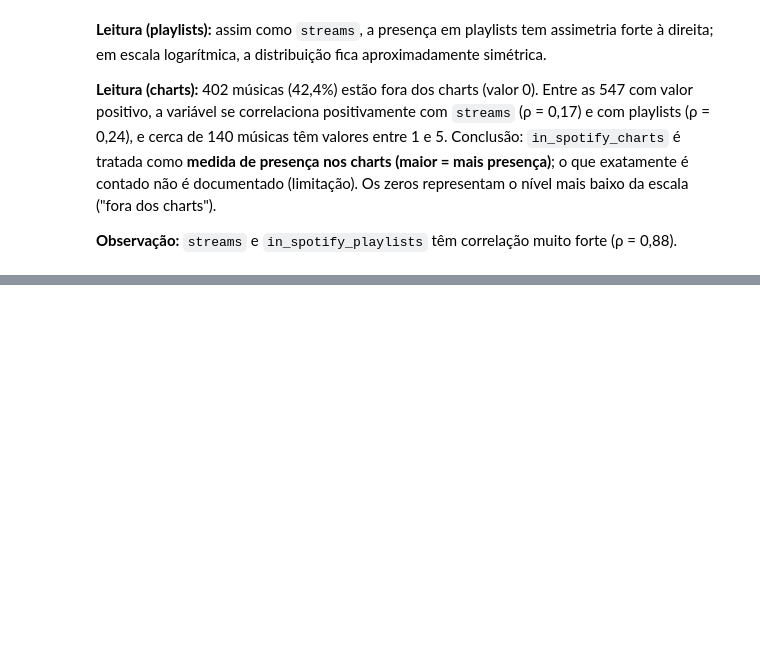
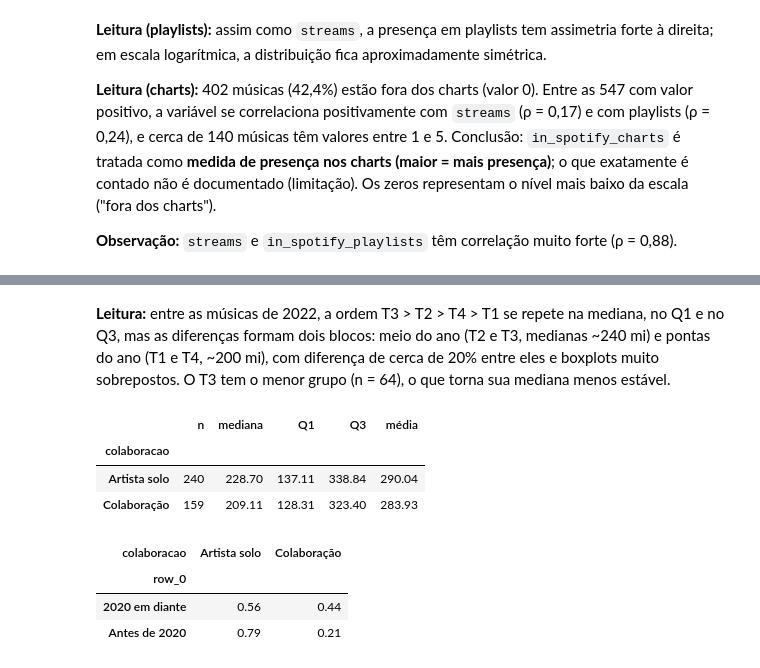
Before and after one commit to CarlosEduardodeCamposOlivera/spotify-streams-analysis, a Jupyter notebook: notebooks/03_analise_descritiva.ipynb, the cells around one changed output, grey strips where cells are left out. Cells and saved outputs as stored; diff of their text form; code cells hidden in the pictures; blank space fills up the shorter version.

```diff
--- a/notebooks/03_analise_descritiva.ipynb
+++ b/notebooks/03_analise_descritiva.ipynb
@@ -395,0 +496,21 @@ charts").
+# %% [markdown]
+**Leitura:** entre as músicas de 2022, a ordem T3 > T2 > T4 > T1 se repete na mediana, no Q1 e no Q3,
+mas as diferenças formam dois blocos: meio do ano (T2 e T3, medianas ~240 mi) e pontas do ano
+(T1 e T4, ~200 mi), com diferença de cerca de 20% entre eles e boxplots muito sobrepostos.
+O T3 tem o menor grupo (n = 64), o que torna sua mediana menos estável.
+# %%
+df_2022["colaboracao"] = np.where(df_2022["artist_count"] >= 2, "Colaboração", "Artista solo")
+resumir_por_grupo(df_2022, "colaboracao", "streams_mi").loc[ordem_h1]
+# %% [output]
+|  | n | mediana | Q1 | Q3 | média |
+| colaboracao |  |  |  |  |  |
+| Artista solo | 240 | 228.70 | 137.11 | 338.84 | 290.04 |
+| Colaboração | 159 | 209.11 | 128.31 | 323.40 | 283.93 |
+# %%
+periodo = np.where(df["released_year"] >= 2020, "2020 em diante", "Antes de 2020")
+pd.crosstab(periodo, df["colaboracao"], normalize="index").round(2)
+# %% [output]
+| colaboracao | Artista solo | Colaboração |
+| row_0 |  |  |
+| 2020 em diante | 0.56 | 0.44 |
+| Antes de 2020 | 0.79 | 0.21 |
```
Also changed, not shown: parts of 12 cells of this notebook, 4 other files.
